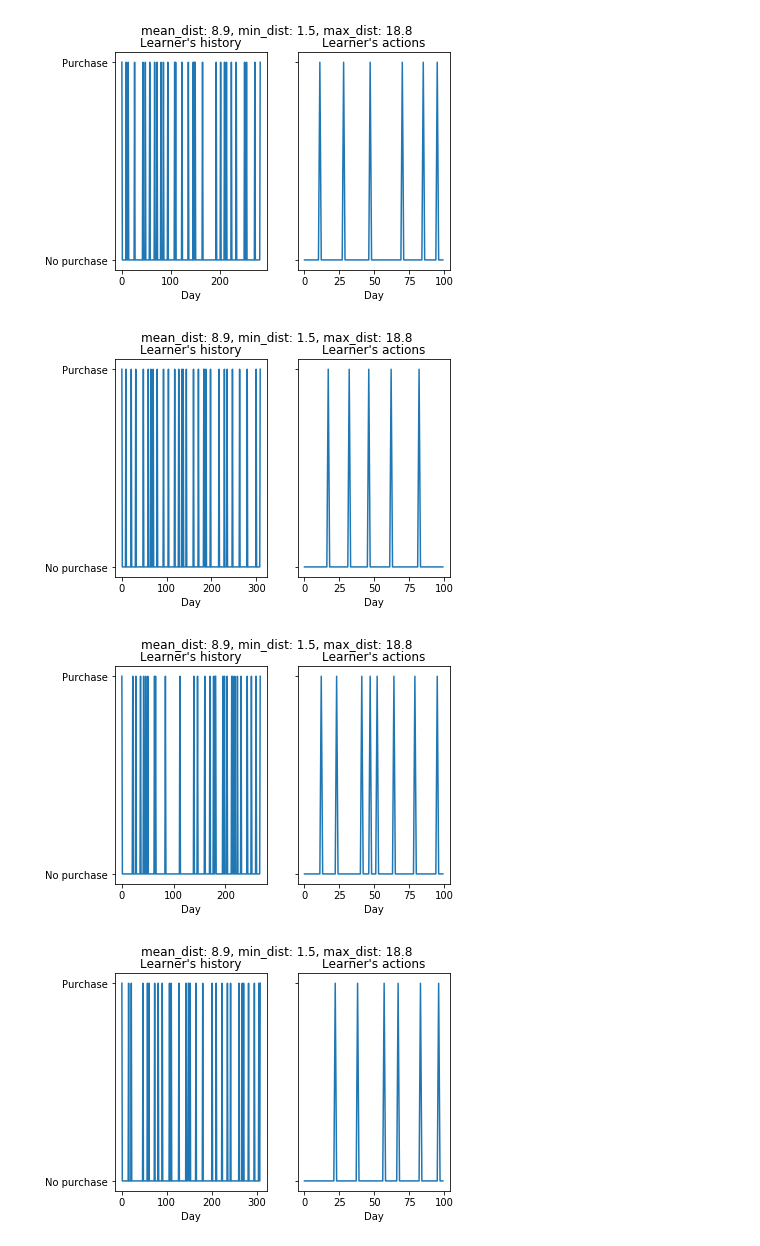
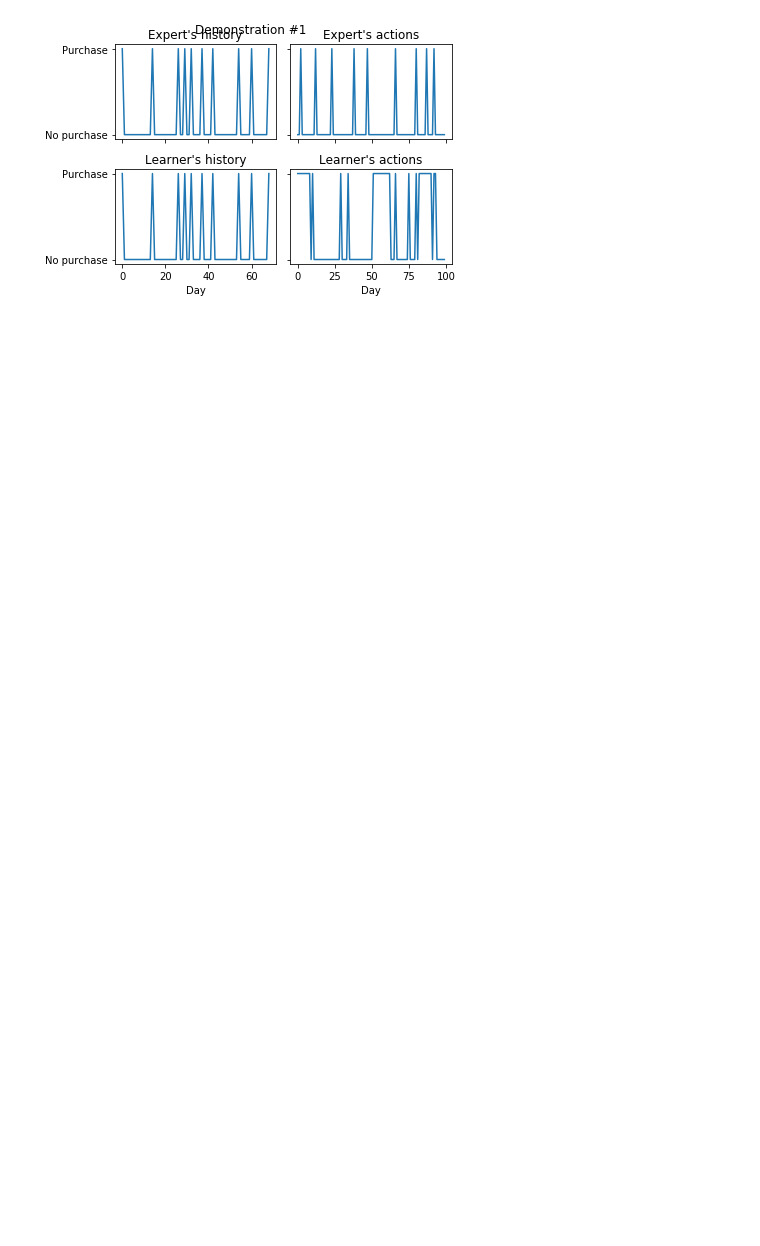
Before and after one commit to VictorGardi/CustomerBehaviour, a Jupyter notebook: analyze_results.ipynb, the cells around one changed output. Cells and saved outputs as stored; diff of their text form; code cells hidden in the pictures; blank space fills up the shorter version.

```diff
--- a/analyze_results.ipynb
+++ b/analyze_results.ipynb
@@ -22,14 +22,12 @@ Javascript('Jupyter.notebook.execute_cells([-1])')
 # Load cases
 #Javascript('Jupyter.notebook.execute_cells([-2])')
 # %%
-datetime = '2020-02-17_10-03-37'
-dir_path = '/results_victor/case_3/' + datetime
+datetime = '2020-02-19_15-51-24'
+dir_path = '/results/gail/discrete_events/1_expert(s)/case_3/' + datetime
 
 result = Case3(dir_path)
 #result.plot_loss()
-result.plot_trajectories(n_trajectories = 5, expert=False)
+# result.plot_trajectories(n_trajectories = None, expert=False)
+result.compare_trajectories()
 # %% [output]
-[figure, old version]
+[figure, new version]
-[figure, removed]
-[figure, removed]
-[figure, removed]
```
Also changed, not shown: parts of 2 cells of this notebook, 3 other files.
